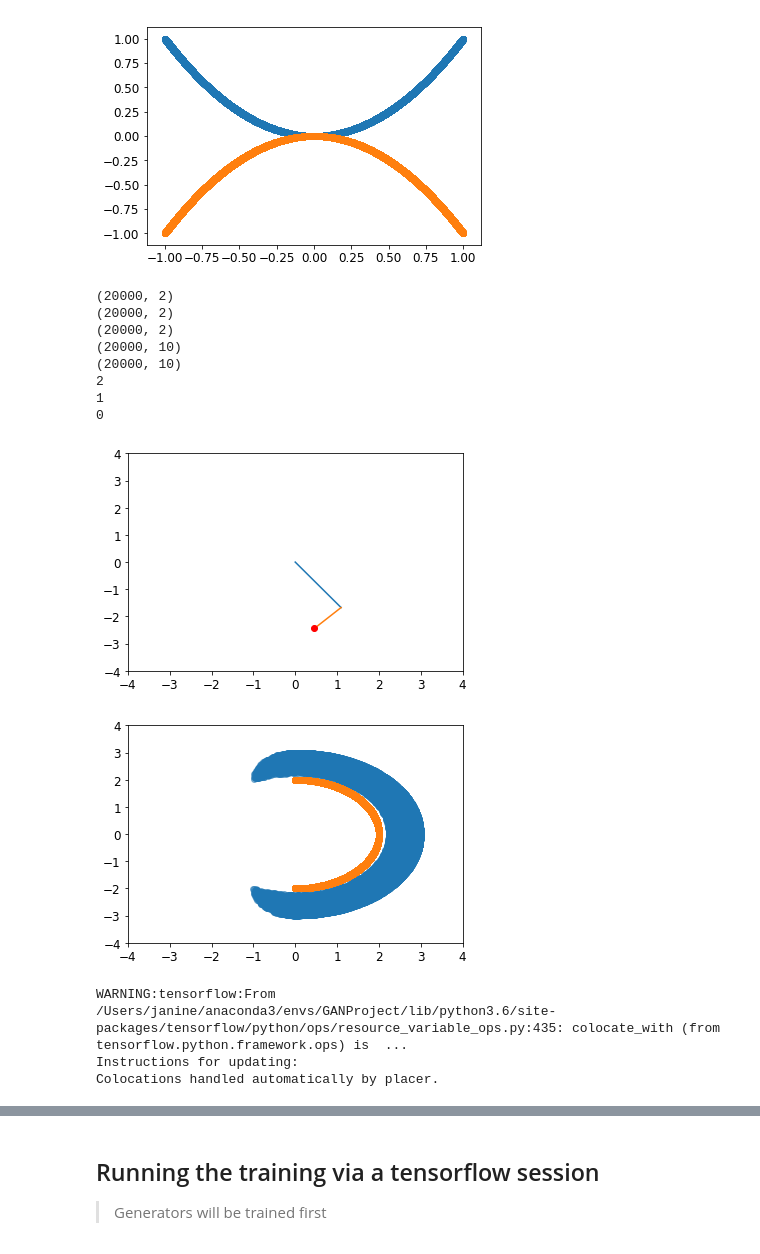
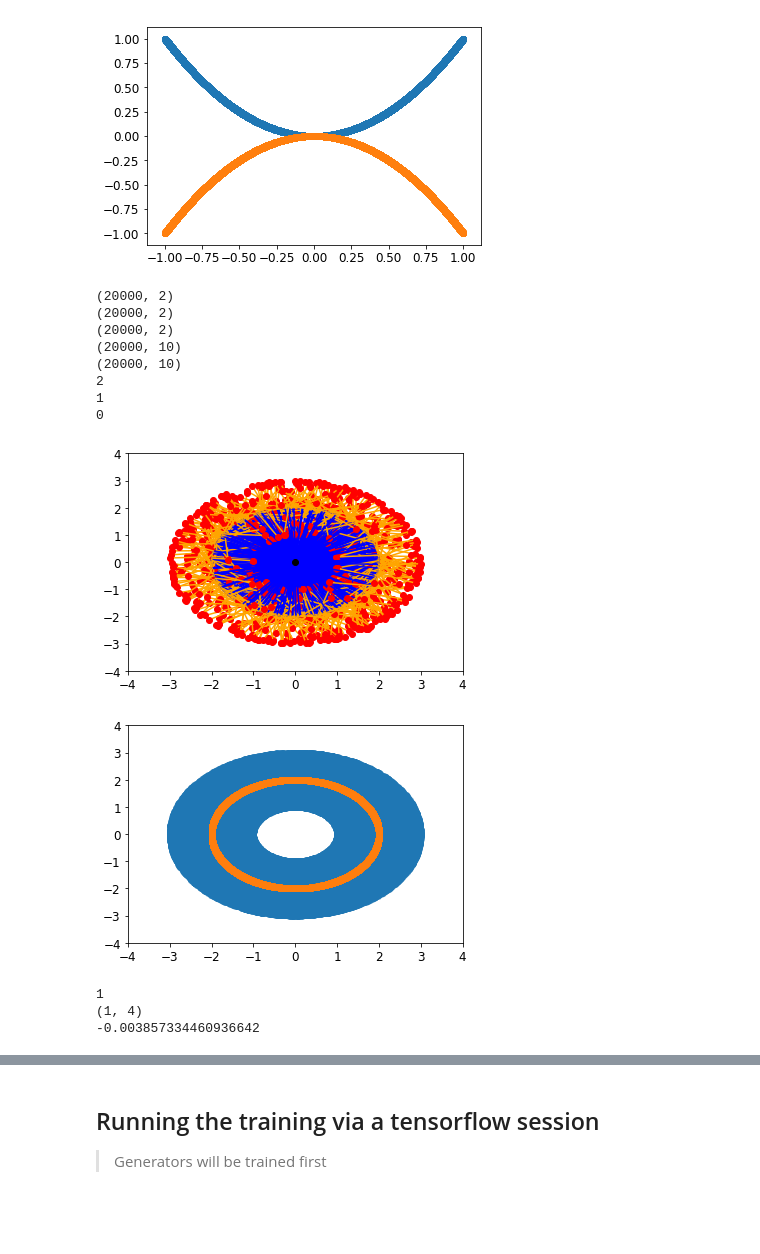
Before and after one commit to ahsanMah/roboGAN, a Jupyter notebook: roboCycleGAN.ipynb, the cells around one changed output, grey strips where cells are left out. Cells and saved outputs as stored; diff of their text form; code cells hidden in the pictures; blank space fills up the shorter version.

```diff
--- a/roboCycleGAN.ipynb
+++ b/roboCycleGAN.ipynb
@@ -86,31 +86,66 @@ plt.scatter(X2[:,0], X2[:,1])
 # %%
 nrLinks1 = 2
 lengths1 = [2,1]
 nrLinks2 = 2
 lengths2 = [2,0.8]
 nrSamples = 20000
-xr1, yr1 = computeRobotData([-np.pi/2, np.pi/2], nrLinks1, lengths1, nrSamples)
-xr1Test, yr1Test = computeRobotData([-np.pi/2, np.pi/2], 2, [2,1], nrSamples)
-xr2, yr2 = computeRobotData([-np.pi/2, np.pi/2], nrLinks2, lengths2, nrSamples)
+xr1, yr1 = computeRobotData([-np.pi, np.pi], nrLinks1, lengths1, nrSamples)
+xr1Test, yr1Test = computeRobotData([-np.pi, np.pi], 2, [2,1], nrSamples)
+xr2, yr2 = computeRobotData([-np.pi, np.pi], nrLinks2, lengths2, nrSamples)
 r1=np.concatenate([xr1,yr1], axis=1)
 r2=np.concatenate([xr2,yr2], axis=1)
 print(r1.shape)
 print(r2.shape)
-drawRobotArm(yr1[1,:4])
+drawRobotArm(yr1[1:1000,:4])
 plt.figure()
 plotRobotDistribution(yr1[:,:4])
 train_data = np.concatenate([r1,r2], axis=1)
 # %% [output]
 (20000, 2)
 (20000, 2)
 (20000, 2)
 (20000, 10)
 (20000, 10)
 2
 1
 0
-[figure, old version]
+[figure, new version]
-[figure, old version]
+[figure, new version]
+# %%
+print(len(yr1[1,:4].shape))
+x = np.expand_dims(yr1[1,:4], axis=0)
+print(x.shape)
+def getOriginalAngles(s,c):
+    if c >= 0:
+        ang1 = np.arcsin(s)
+        if s >= 0:
+            ang2 = np.arccos(c)
+        else:
+            ang2 = -np.arccos(c)
+    else:
+        if s >= 0:
+            ang1 = np.pi - np.arcsin(s)
+            ang2 = np.arccos(c)
+        else:
+            ang1 = -np.pi - np.arcsin(s)
+            ang2 = -np.arccos(c)
+
+    return ang1,ang2
+
+def getAvgAngle(s,c):
+    a1,a2 = getOriginalAngles(s,c)
+    return (a1+a2)/2
+
+sum_diff=0
+for i in range(xr1.shape[0]):
+    for j in range(nrLinks1):
+        a1,a2 = getOriginalAngles(xr1[i,j*2], xr1[i,j*2+1])
+        sum_diff += (a1+a2)/2
+print(sum_diff/xr1.shape[0])
+# %% [output]
+1
+(1, 4)
+-0.003857334460936642
 # %%
 from model import RoboGAN
 
@@ -123,7 +158,7 @@ sess = tf.Session()
 nDimX = r1.shape[1]
 nDimY = r2.shape[1]
 
-GAN = RoboGAN(nDimX, nDimY)
+GAN = RoboGAN(nDimX, nDimY, endposGenerator = True)
 
 G = GAN.G
 D_Y = GAN.D_Y
@@ -133,10 +168,6 @@ D_X = GAN.D_X
 # Getting placeholders
 X = GAN.X
 Y = GAN.Y
-# %% [output]
-WARNING:tensorflow:From /Users/janine/anaconda3/envs/GANProject/lib/python3.6/site-packages/tensorflow/python/ops/resource_variable_ops.py:435: colocate_with (from tensorflow.python.framework.ops) is  ...
-Instructions for updating:
-Colocations handled automatically by placer.
 # %%
 from train import train_step
 
```
Also changed, not shown: parts of 4 cells of this notebook, 2 other files.
